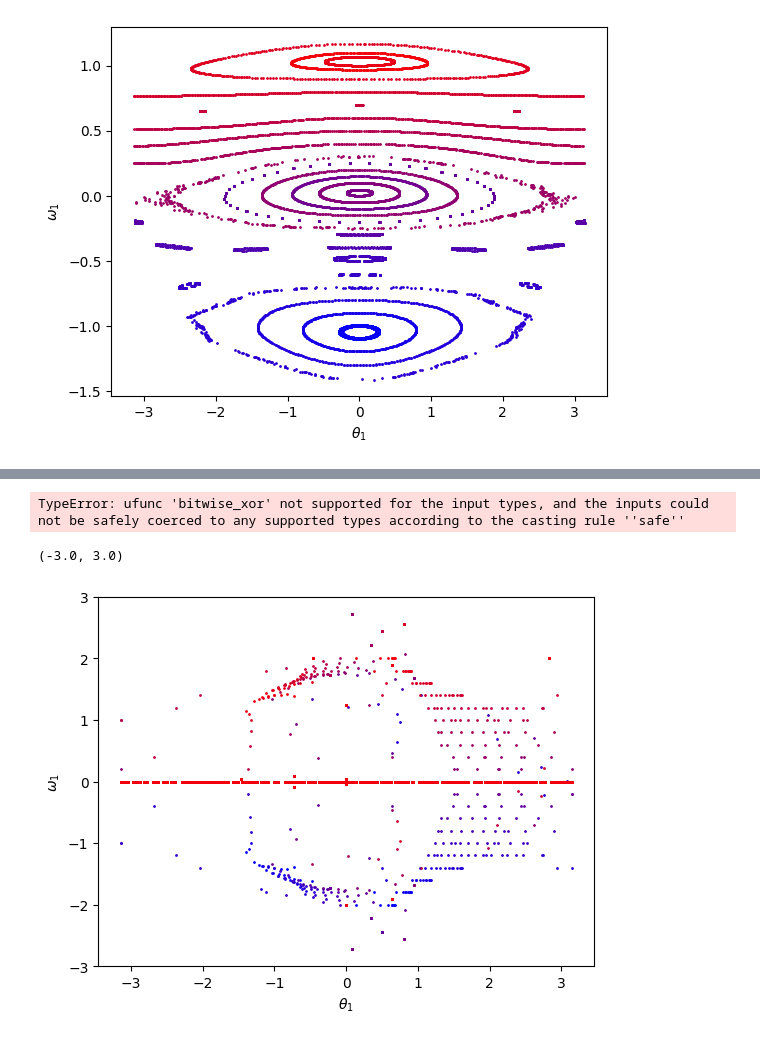
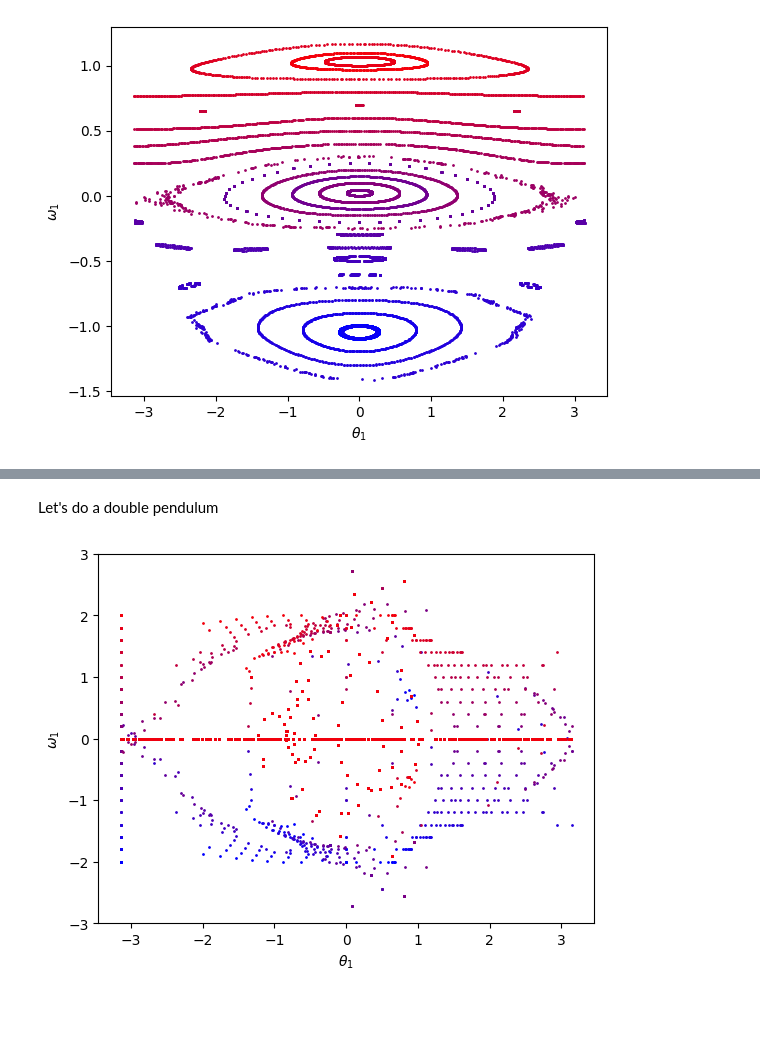
Before and after one commit to MickeyOSK139/MyPersonalWorks, a Jupyter notebook: Phys111Prob6.ipynb, the cells around one changed output, grey strips where cells are left out. Cells and saved outputs as stored; diff of their text form; code cells hidden in the pictures; blank space fills up the shorter version.

```diff
--- a/Phys111Prob6.ipynb
+++ b/Phys111Prob6.ipynb
@@ -97 +97,3 @@ Text(0, 0.5, '$\\omega_1$')
+# %% [markdown]
+Let's do a double pendulum
 # %%
@@ -106,34 +120,32 @@ def model_dpen(z,t):
     return dzdt
-# %%
-omega1 = 1
-theta1 = 0
-H=1
-h = lambda x: omega1^2 + 0.5*x**2 + 2*omega1*x*np.cos(theta1)-np.cos(theta1)-1-H
-
-fsolve(h, [0, 5])
-# %% [output]
-TypeError: ufunc 'bitwise_xor' not supported for the input types, and the inputs could not be safely coerced to any supported types according to the casting rule ''safe''
 # %%
 N = 21
-o10 = np.linspace(-2,2,N)
-o20 = np.linspace(-2,2,N)
-t10 = np.zeros([N,N])
-for a in range (N):
-    for b in range (N):
-        t10[a][b] = np.arccos((2-o10[a]**2-0.5*o20[b]**2)/(o10[a]*o20[b]-1))
-t=np.linspace(0,1000*np.pi,501)
-phplot = plt.subplot(1,1,1)
-for i in range (N):
-    for k in range (N):
-        z0 = [o10[i],o20[k],t10[i][k]]
-        z = odeint(model_dpen,z0,t)
-        Nout = len(t)
-        y = z[:,0]
-        x = z[:,2]
-        phplot.scatter((x+np.pi)%(2*np.pi)-np.pi,y, c = [i/N, 0, (1-i/N)], s=1)
+H = 1
+
+omega1_0 = np.linspace(-2, 2, N)
+omega2_0 = np.linspace(-2, 2, N)
+theta1_0 = np.zeros([N, N])
+
+for a in range(N):
+    for b in range(N):
+        arg = (1 + H - omega1_0[a]**2 - 0.5 * omega2_0[b]**2) / (omega1_0[a] * omega2_0[b] - 1)
+        arg = np.clip(arg, -1, 1)  # Clamp to avoid invalid arccos
+        theta1_0[a][b] = np.arccos(arg)
+
+theta2 = np.linspace(0, 1000 * np.pi, 501)
+phplot = plt.subplot(1, 1, 1)
+
+for i in range(N):
+    for k in range(N):
+        z0 = [omega1_0[i], omega2_0[k], theta1_0[i][k]]
+        z = odeint(model_dpen, z0, theta2)
+        y = z[:, 0]  # omega1
+        x = z[:, 2]  # theta1
+        phplot.scatter((x + np.pi) % (2 * np.pi) - np.pi, y, c=[i / N, 0, (1 - i / N)], s=1)
+
 phplot.set_xlabel(r'$\theta_1$')
 phplot.set_ylabel(r'$\omega_1$')
-phplot.set_ylim(-3,3)
+phplot.set_ylim(-3, 3)
+plt.show()
 # %% [output]
-(-3.0, 3.0)
-[figure, old version]
+[figure, new version]
```
Also changed, not shown: parts of 4 cells of this notebook.
